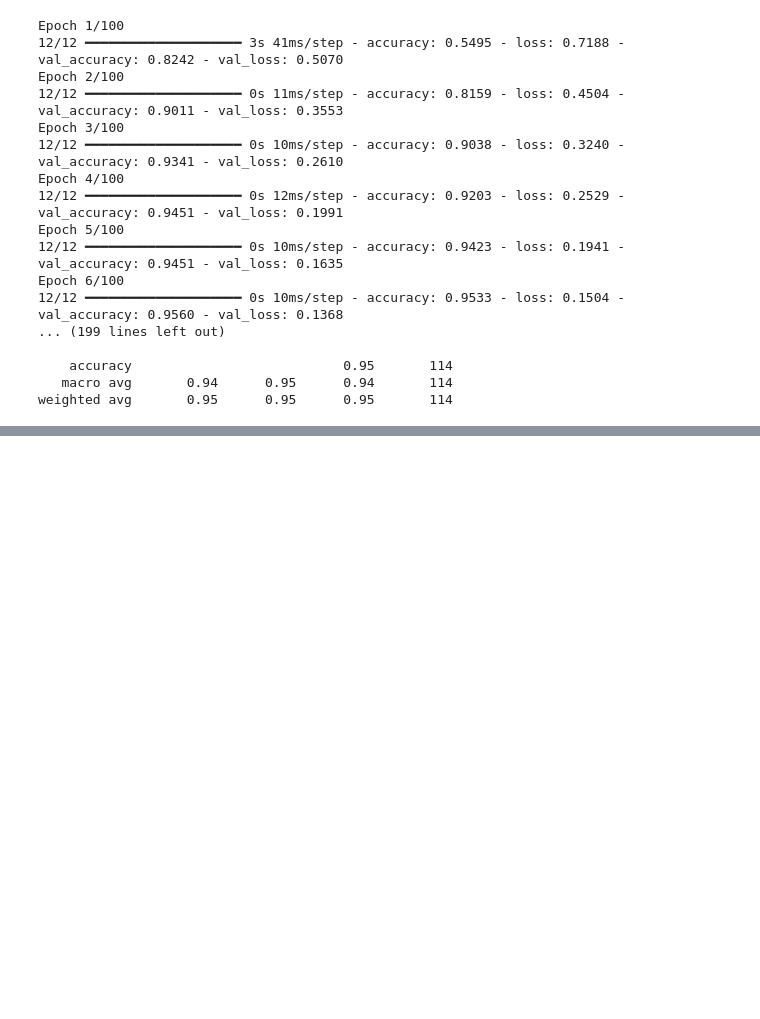
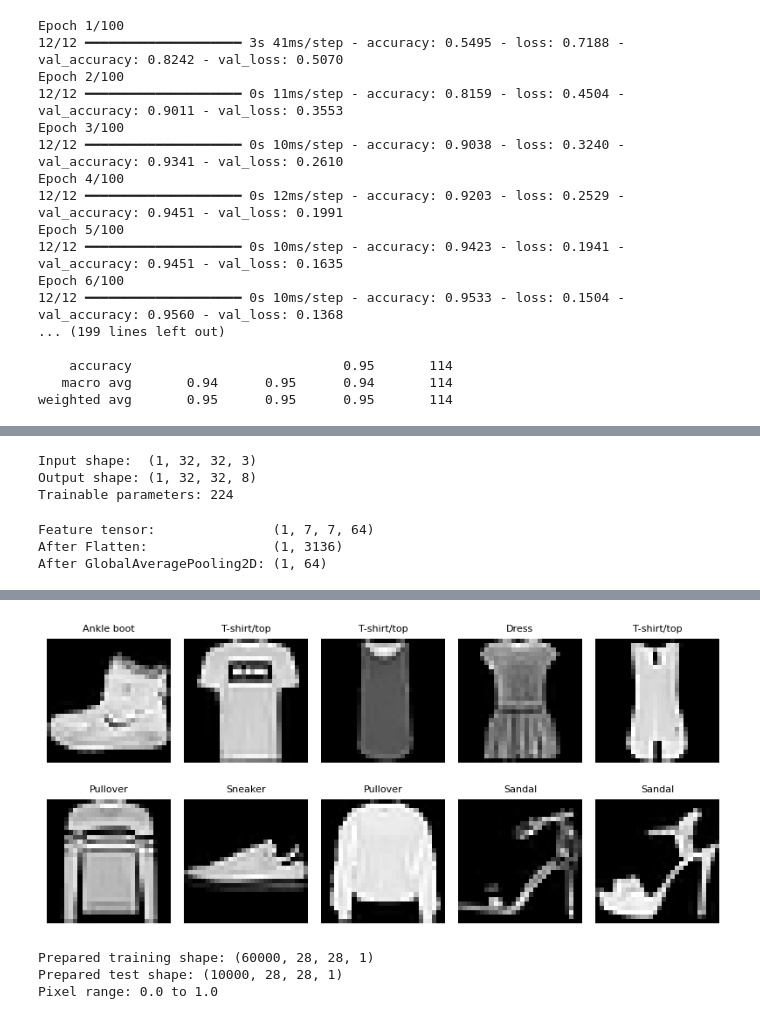
Before and after one commit to danial212k/NIAI_Netsol_Tasks, a Jupyter notebook: Muhammad_Danial_Batch_3/Class_Tasks_Solutions/All_Tasks.ipynb, the cells around one changed output, grey strips where cells are left out. Saved outputs shown, nothing was run; the diff lists cells and outputs as text; code cells hidden in the pictures; blank space fills up the shorter version.

```diff
--- a/Muhammad_Danial_Batch_3/Class_Tasks_Solutions/All_Tasks.ipynb
+++ b/Muhammad_Danial_Batch_3/Class_Tasks_Solutions/All_Tasks.ipynb
@@ -5979,0 +6148,24 @@ weighted avg       0.95      0.95      0.95       114
+# %%
+rgb_batch = tf.random.uniform((1, 32, 32, 3))
+conv_8 = layers.Conv2D(filters=8, kernel_size=3, padding="same", activation="relu")
+out_8 = conv_8(rgb_batch)
+
+print("Input shape: ", rgb_batch.shape)
+print("Output shape:", out_8.shape)
+print("Trainable parameters:", conv_8.count_params())
+# %% [output]
+Input shape:  (1, 32, 32, 3)
+Output shape: (1, 32, 32, 8)
+Trainable parameters: 224
+# %%
+sample_features = tf.random.uniform((1, 7, 7, 64))
+flattened = layers.Flatten()(sample_features)
+gap = layers.GlobalAveragePooling2D()(sample_features)
+
+print("Feature tensor:              ", sample_features.shape)
+print("After Flatten:               ", flattened.shape)
+print("After GlobalAveragePooling2D:", gap.shape)
+# %% [output]
+Feature tensor:               (1, 7, 7, 64)
+After Flatten:                (1, 3136)
+After GlobalAveragePooling2D: (1, 64)
@@ -5979,0 +6180,23 @@ weighted avg       0.95      0.95      0.95       114
+# %%
+# Load dataset from Keras
+(x_train, y_train), (x_test, y_test) = keras.datasets.fashion_mnist.load_data()
+
+class_names = [
+    "T-shirt/top", "Trouser", "Pullover", "Dress", "Coat",
+    "Sandal", "Shirt", "Sneaker", "Bag", "Ankle boot"
+]
+
+print("Training images:", x_train.shape)
+print("Training labels:", y_train.shape)
+print("Test images:", x_test.shape)
+
+# Display a few samples
+plt.figure(figsize=(8, 4))
+for i in range(10):
+    plt.subplot(2, 5, i + 1)
+    plt.imshow(x_train[i], cmap="gray")
+    plt.title(class_names[y_train[i]], fontsize=8)
+    plt.axis("off")
+plt.tight_layout()
+plt.show()
+# %% [output]
@@ -5979,0 +6214,15 @@ weighted avg       0.95      0.95      0.95       114
+[figure, added]
+# %%
+x_train = x_train.astype("float32") / 255.0
+x_test = x_test.astype("float32") / 255.0
+
+x_train = x_train[..., np.newaxis]
+x_test = x_test[..., np.newaxis]
+
+print("Prepared training shape:", x_train.shape)
+print("Prepared test shape:", x_test.shape)
+print("Pixel range:", x_train.min(), "to", x_train.max())
+# %% [output]
+Prepared training shape: (60000, 28, 28, 1)
+Prepared test shape: (10000, 28, 28, 1)
+Pixel range: 0.0 to 1.0
```
Also changed, not shown: parts of 33 cells of this notebook, 3 other files.
